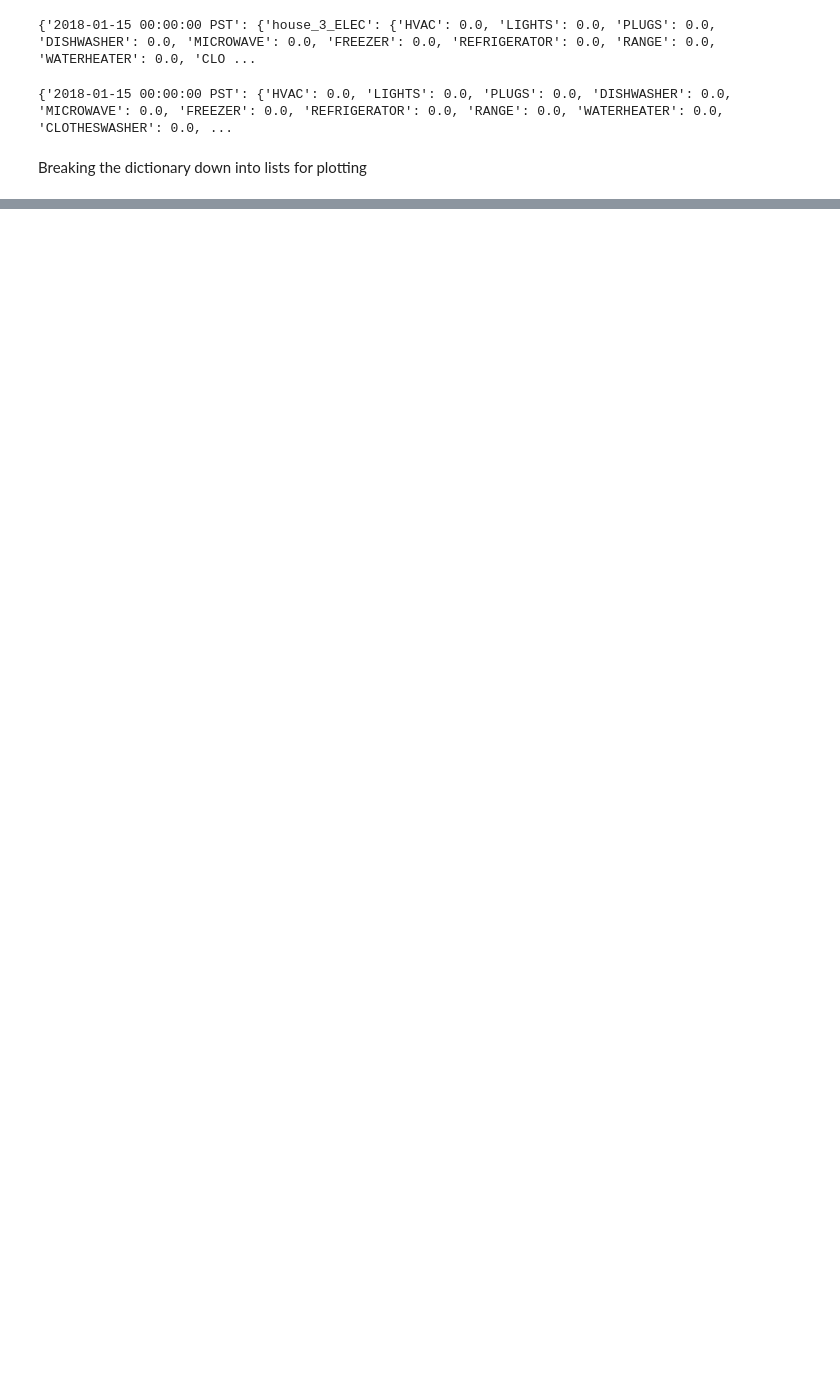
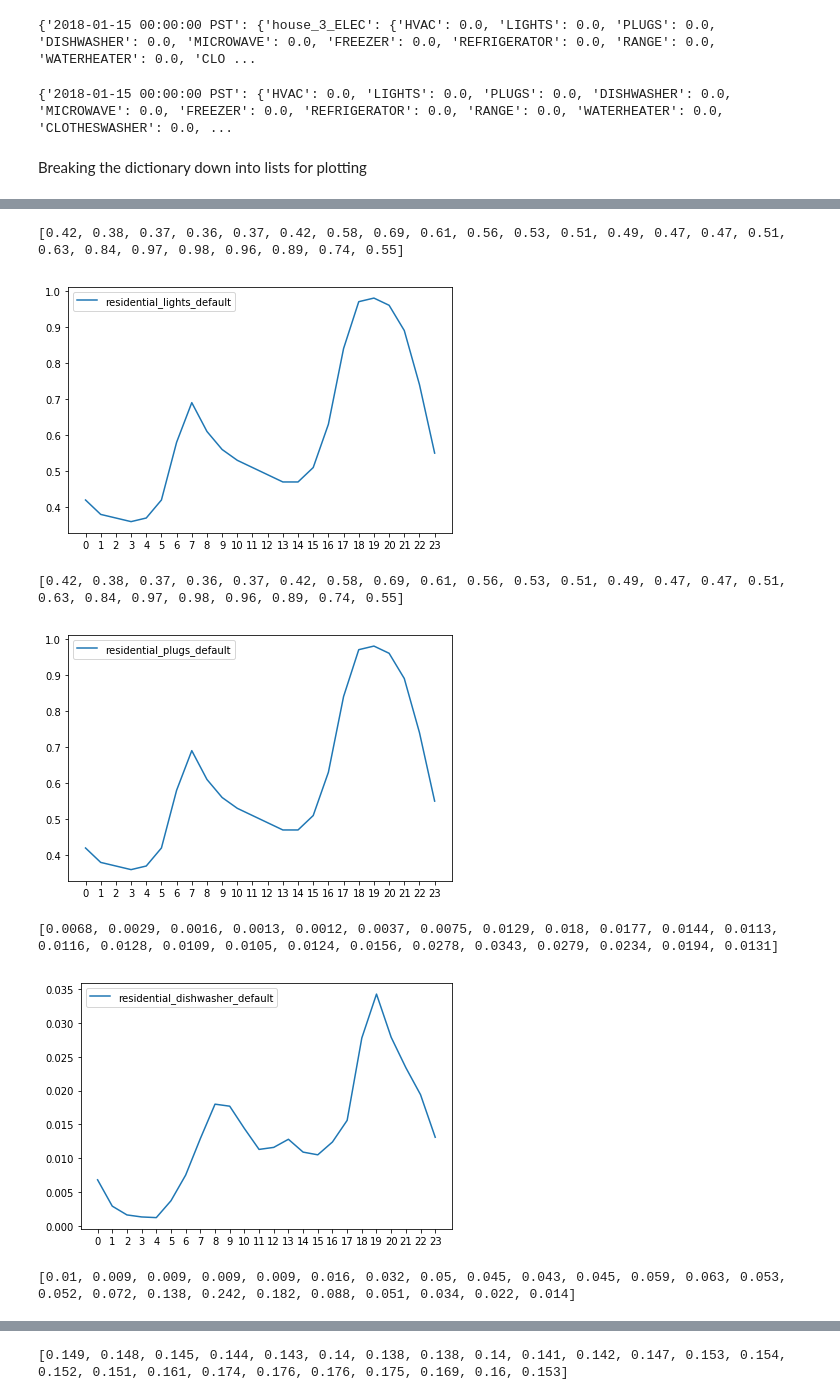
Before and after one commit to zreerz/electrification_study, a Jupyter notebook: RBSA2014_discrete_validation.ipynb, the cells around one changed output, grey strips where cells are left out. Saved outputs shown, nothing was run; the diff lists cells and outputs as text; code cells hidden in the pictures; blank space fills up the shorter version.

```diff
--- a/RBSA2014_discrete_validation.ipynb
+++ b/RBSA2014_discrete_validation.ipynb
@@ -118,0 +133,41 @@ FileNotFoundError: [Errno 2] No such file or directory: 'output_loadshapes/loads
+# %%
+input_loadshape_file = "rbsa2014_discrete.txt"
+appliance_list = ['lights', 'plugs', 'clotheswasher', 'waterheater', 'refrigerator', 'dryer', 'freezer', 'dishwasher',
+                 'range','microwave']
+input_loadshape = {}
+h_list = []
+val_list = []
+final_input = {}
+with open('schedules.json','r') as j_file :
+    data_sched = json.load(j_file)
+    for appliance_type in data_sched['schedules'] :
+        week_day_winter = data_sched['schedules'][appliance_type].split('weekday-winter')[1].split('}')[0]+'}'
+        input_loadshape[appliance_type] = week_day_winter
+        week_day_winter_split = week_day_winter.split(';') # list of sched specifications of each appliance
+#         print(len(week_day_winter_split))
+        h_list = []
+        val_list = []
+        for w_line in week_day_winter_split :
+            h_list.append(w_line.replace('{','').split()[1])
+            val_list.append(float(w_line.replace('{','').replace('}','').split()[5]))
+        print(val_list)
+        final_input[appliance_type]=val_list
+
+        plt.plot(h_list,val_list,label=appliance_type)
+        # beautify the x-labels
+        plt.legend()
+        plt.tight_layout()
+        tmp = plt.gcf() # get current figure
+        plt.show()
+        plt.draw()
+        tmp.savefig("output_loadshapes/loadshape_" + a + ".png")
+
+# print(input_loadshape)
+# %% [output]
+[0.42, 0.38, 0.37, 0.36, 0.37, 0.42, 0.58, 0.69, 0.61, 0.56, 0.53, 0.51, 0.49, 0.47, 0.47, 0.51, 0.63, 0.84, 0.97, 0.98, 0.96, 0.89, 0.74, 0.55]
+[figure, added]
+[0.42, 0.38, 0.37, 0.36, 0.37, 0.42, 0.58, 0.69, 0.61, 0.56, 0.53, 0.51, 0.49, 0.47, 0.47, 0.51, 0.63, 0.84, 0.97, 0.98, 0.96, 0.89, 0.74, 0.55]
+[figure, added]
+[0.0068, 0.0029, 0.0016, 0.0013, 0.0012, 0.0037, 0.0075, 0.0129, 0.018, 0.0177, 0.0144, 0.0113, 0.0116, 0.0128, 0.0109, 0.0105, 0.0124, 0.0156, 0.0278, 0.0343, 0.0279, 0.0234, 0.0194, 0.0131]
+[figure, added]
+[0.01, 0.009, 0.009, 0.009, 0.009, 0.016, 0.032, 0.05, 0.045, 0.043, 0.045, 0.059, 0.063, 0.053, 0.052, 0.072, 0.138, 0.242, 0.182, 0.088, 0.051, 0.034, 0.022, 0.014]
@@ -118,0 +175 @@ FileNotFoundError: [Errno 2] No such file or directory: 'output_loadshapes/loads
+[0.149, 0.148, 0.145, 0.144, 0.143, 0.14, 0.138, 0.138, 0.14, 0.141, 0.142, 0.147, 0.153, 0.154, 0.152, 0.151, 0.161, 0.174, 0.176, 0.176, 0.175, 0.169, 0.16, 0.153]
```
Also changed, not shown: parts of 19 cells of this notebook, 6 other files.
